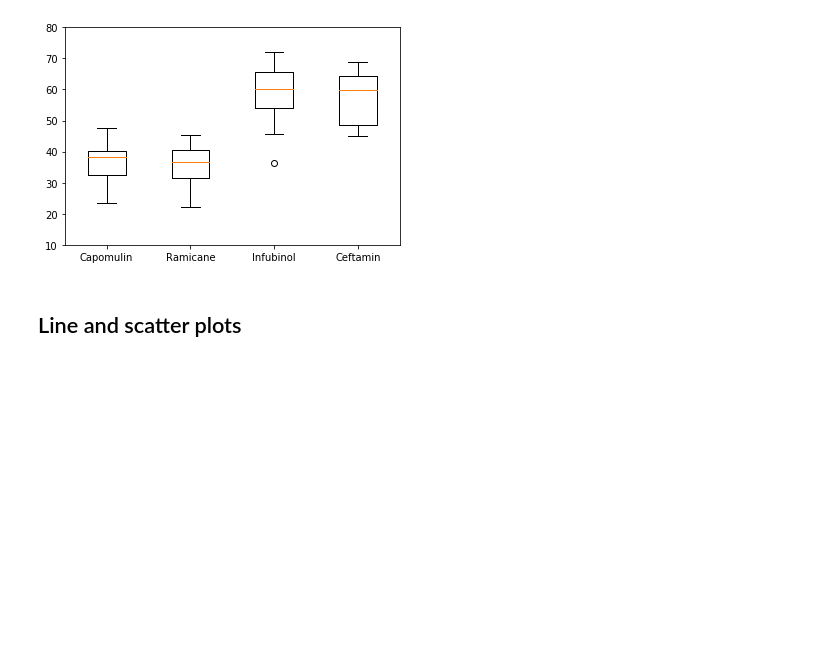
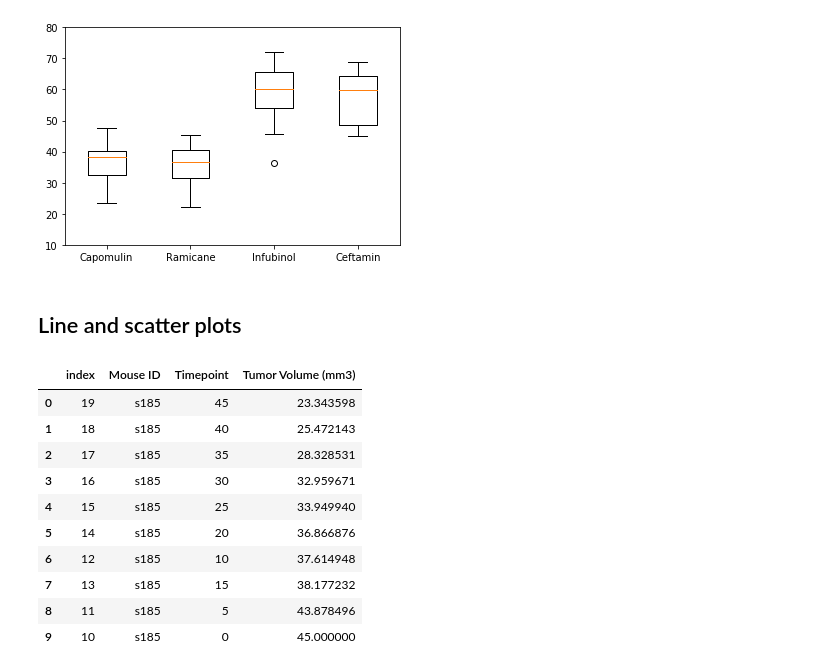
Before and after one commit to bhernan2/matplotlib-challenge, a Jupyter notebook: Pymaceuticals/pymaceuticals_starter.ipynb, the cells around one changed output. Drawn from its saved outputs; the diff is of its cells as text; code cells hidden in the pictures; blank space fills up the shorter version.

```diff
--- a/Pymaceuticals/pymaceuticals_starter.ipynb
+++ b/Pymaceuticals/pymaceuticals_starter.ipynb
@@ -230,6 +229,26 @@ plt.show()
 ## Line and scatter plots
 # %%
 # Generate a line plot of time point versus tumor volume for a mouse treated with Capomulin
+time_to_tumor = merged_mouse_study[merged_mouse_study["Mouse ID"].isin(["s185"])]
+time_to_tumor
+
+time_to_tumor_data = time_to_tumor[["Mouse ID", "Timepoint", "Tumor Volume (mm3)"]]
+time_to_tumor_data
+
+time_to_tumor_fig = time_to_tumor_data.reset_index()
+time_to_tumor_fig
+# %% [output]
+|  | index | Mouse ID | Timepoint | Tumor Volume (mm3) |
+| 0 | 19 | s185 | 45 | 23.343598 |
+| 1 | 18 | s185 | 40 | 25.472143 |
+| 2 | 17 | s185 | 35 | 28.328531 |
+| 3 | 16 | s185 | 30 | 32.959671 |
+| 4 | 15 | s185 | 25 | 33.949940 |
+| 5 | 14 | s185 | 20 | 36.866876 |
+| 6 | 12 | s185 | 10 | 37.614948 |
+| 7 | 13 | s185 | 15 | 38.177232 |
+| 8 | 11 | s185 | 5 | 43.878496 |
+| 9 | 10 | s185 | 0 | 45.000000 |
 # %%
 # Generate a scatter plot of mouse weight versus average tumor volume for the Capomulin regimen
 # %%
```
Also changed, not shown: parts of 1 cell of this notebook.
